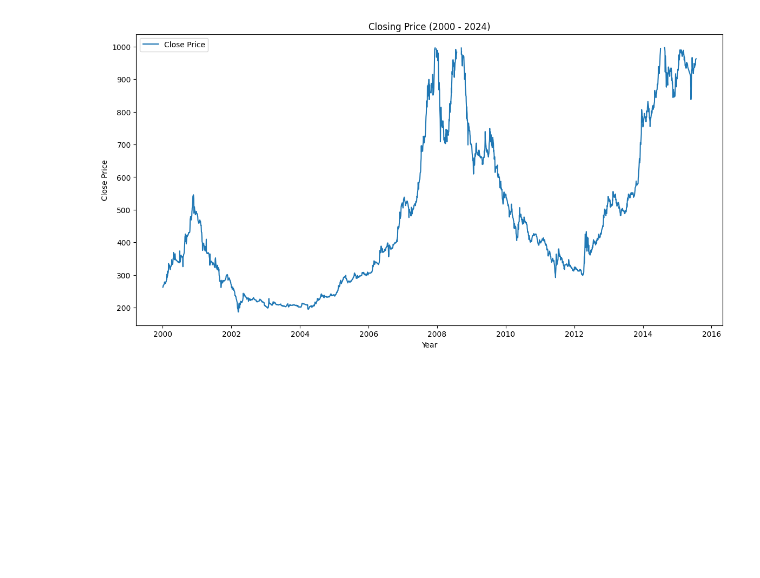
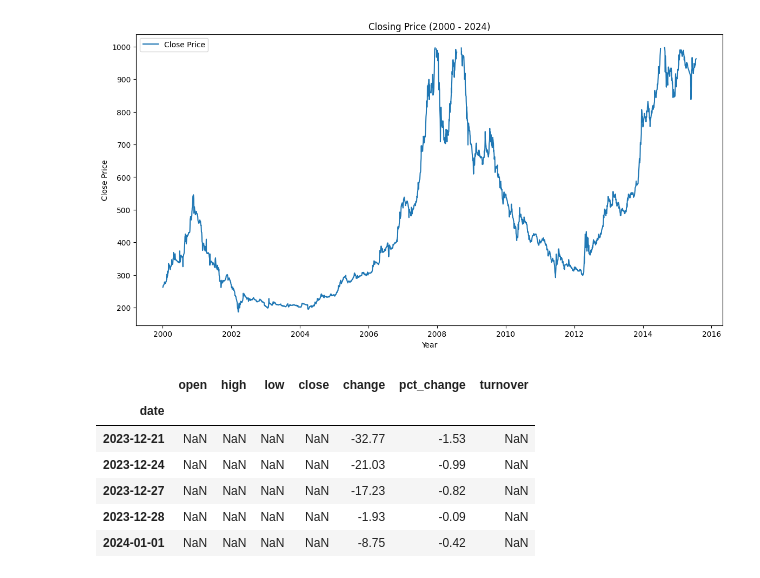
Before and after one commit to Pukar99/AdvancedNEPSE, a Jupyter notebook: notebook/chaptertwo/Untitled.ipynb, the cells around one changed output. Cells and saved outputs as stored; diff of their text form; code cells hidden in the pictures; blank space fills up the shorter version.

```diff
--- a/notebook/chaptertwo/Untitled.ipynb
+++ b/notebook/chaptertwo/Untitled.ipynb
@@ -167,3 +163,13 @@ plt.show()
 # %%
 # Sort the DataFrame by the index (date) in ascending order
 df1.sort_index(ascending=True, inplace=True)
+# %%
+df1.tail()
+# %% [output]
+|  | open | high | low | close | change | pct_change | turnover |
+| date |  |  |  |  |  |  |  |
+| 2023-12-21 | NaN | NaN | NaN | NaN | -32.77 | -1.53 | NaN |
+| 2023-12-24 | NaN | NaN | NaN | NaN | -21.03 | -0.99 | NaN |
+| 2023-12-27 | NaN | NaN | NaN | NaN | -17.23 | -0.82 | NaN |
+| 2023-12-28 | NaN | NaN | NaN | NaN | -1.93 | -0.09 | NaN |
+| 2024-01-01 | NaN | NaN | NaN | NaN | -8.75 | -0.42 | NaN |
```
Also changed, not shown: parts of 2 cells of this notebook, 1 other file.
